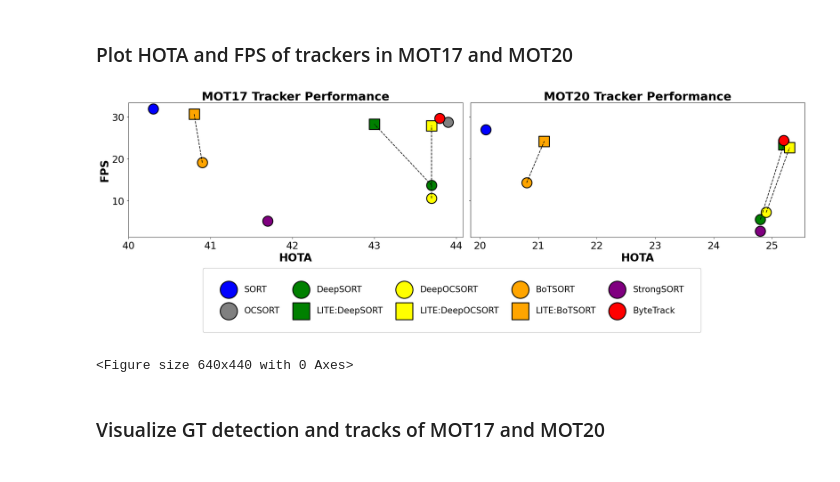
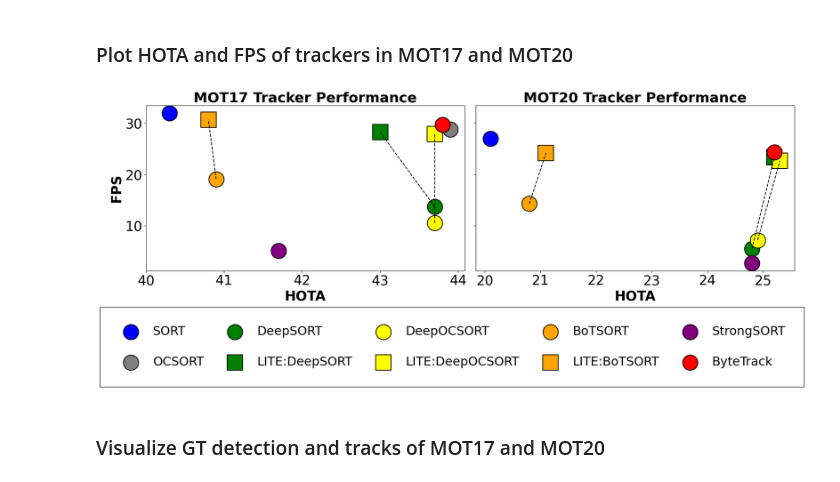
Before and after one commit to Jumabek/LITE, a Jupyter notebook: notebooks/visualize.ipynb, the cells around one changed output. Cells and saved outputs as stored; diff of their text form; code cells hidden in the pictures.

Commit message:
Edited visualization

```diff
--- a/notebooks/visualize.ipynb
+++ b/notebooks/visualize.ipynb
@@ -129,6 +129,7 @@ import pandas as pd
 import seaborn as sns
 import matplotlib.pyplot as plt
 
+# Data for both MOT17 and MOT20
 data = {
     "Tracker": [
         "SORT", "OCSORT", "DeepSORT", "LITE:DeepSORT" , "DeepOCSORT",
@@ -159,7 +160,7 @@ shape_map = {
 df = pd.DataFrame(data)
 
 # Plotting for MOT17 and MOT20
-fig, axes = plt.subplots(1, 2, figsize=(22, 8), sharey=True)
+fig, axes = plt.subplots(1, 2, figsize=(18, 8), sharey=True)
 
 # Function to plot data with border and line connection
 def plot_data(ax, dataset, title):
@@ -170,65 +171,46 @@ def plot_data(ax, dataset, title):
             y=[row[f"{dataset}_FPS"]],
             color=color_map[row["Tracker"]],
             marker=shape_map[row["Tracker"]],
-            s=500,
+            s=800,
             edgecolor="black",  # Black border around points
-            linewidth=2,
+            linewidth=1.5,
             label=row["Tracker"] if row["Tracker"] not in ax.get_legend_handles_labels()[1] else "",
             ax=ax
         )
 
     # Draw lines between each LITE tracker and its counterpart
     pairs = [("DeepSORT", "LITE:DeepSORT"), ("DeepOCSORT", "LITE:DeepOCSORT"), ("BoTSORT", "LITE:BoTSORT")]
     for pair in pairs:
         tracker1, tracker2 = pair
         row1 = df[df["Tracker"] == tracker1]
         row2 = df[df["Tracker"] == tracker2]
         ax.plot([row1[f"{dataset}_HOTA"].values[0], row2[f"{dataset}_HOTA"].values[0]],
                 [row1[f"{dataset}_FPS"].values[0], row2[f"{dataset}_FPS"].values[0]],
                 color='black', linestyle="--", linewidth=1.5)
 
     # Customize plot
     ax.set_title(f"{title} Tracker Performance", weight='bold', fontsize=26)
-    ax.set_xlabel("HOTA", fontsize=24, fontweight='bold')
-    ax.set_ylabel("FPS", fontsize=24, fontweight='bold')
+    ax.set_xlabel("HOTA", fontsize=25, fontweight='bold')
+    ax.set_ylabel("FPS", fontsize=25, fontweight='bold')
+    ax.tick_params(axis='both', which='major', labelsize=25)
     if dataset == "MOT17":
-            ax.set_xticks(range(40, 45, 1))
-    ax.tick_params(axis='both', which='major', labelsize=22)
-    # remove legend
-    ax.legend_.remove()
+        ax.set_xticks(range(40, 45, 1))
+    ax.get_legend().remove()
 
 # Plot MOT17
 plot_data(axes[0], "MOT17", "MOT17")
 
 # Plot MOT20
 plot_data(axes[1], "MOT20", "MOT20")
 
 # Adjust layout and set legend at the bottom
 handles, labels = axes[0].get_legend_handles_labels()
-# Adjust layout and set legend at the bottom with a bolder border
-fig.legend(
-    handles, labels,
-    loc='lower center', ncol=5,
-    columnspacing=1.5, labelspacing=1.5, borderpad=2,  # Increase border padding
-    frameon=True, framealpha=1, borderaxespad=1,  # Make the border opaque and thicker
-    fancybox=True, edgecolor="black",
-    fontsize=19, markerscale=1.7,
+fig.legend(handles, labels, loc='lower center', ncol=5, columnspacing=1.5, labelspacing=1.5, borderpad=1.5, frameon=True, fontsize=23, edgecolor="black", framealpha=1, fancybox=False, shadow=False)
 
-)
-
-plt.tight_layout(rect=[0, 0.3, 1, 1])  # Space at the bottom for legend
+plt.tight_layout(rect=[0, 0.28, 1, 1])  # Space at the bottom for legend
 plt.show()
-
-
-plt.tight_layout(rect=[0, 0.3, 1, 1])  # Space at the bottom for legend
-
-# plt.savefig("tracker_performance_comparison.png", dpi=300, bbox_inches="tight")  # Save as PNG
-# plt.savefig("tracker_performance_comparison.pdf", dpi=300, bbox_inches="tight")  # Save as PDF
-
-plt.show()
 # %% [output]
-[figure, old version]
+[figure, new version]
-<Figure size 640x440 with 0 Axes>
 # %% [markdown]
 ### Visualize GT detection and tracks of MOT17 and MOT20
 # %%
```
Also changed, not shown: parts of 1 cell of this notebook.
